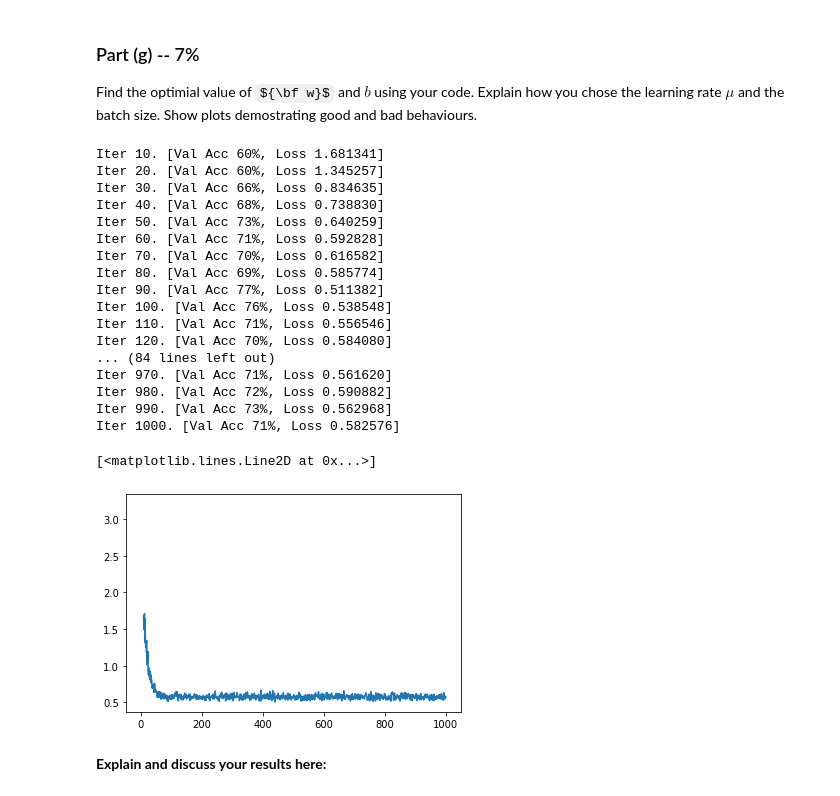
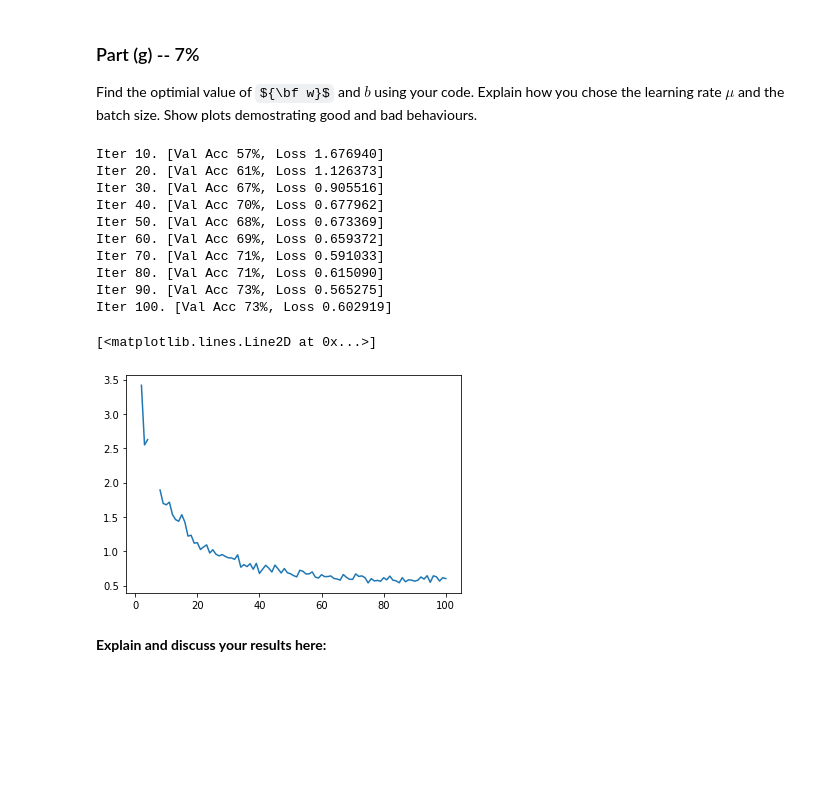
Before and after one commit to zivmo99/DeepLearning1, a Jupyter notebook: Assignment1.ipynb, the cells around one changed output. Cells and saved outputs as stored; diff of their text form; code cells hidden in the pictures; some formulas as TeX source; blank space fills up the shorter version.

```diff
--- a/Assignment1.ipynb
+++ b/Assignment1.ipynb
@@ -460,36 +460,34 @@ Iter 100. [Val Acc 75%, Loss 1.879559]
 Find the optimial value of ${\bf w}$ and $b$ using your code. Explain how you chose
 the learning rate $\mu$ and the batch size. Show plots demostrating good and bad behaviours.
 # %%
-#w0 = np.random.randn(90)
-#b0 = np.random.randn(1)[0]
-w = np.zeros(90,)
-b = 0
+w0 = np.random.randn(90)
+b0 = np.random.randn(1)[0]
+#w = np.zeros(90,)
+#b = 0
+
+(w , b , val_cost_arr , iter_arr) = run_gradient_descent(w0 ,b0, train_norm_xs, train_ts, mu=0.1, batch_size=500, max_iters=100)
 
 (w , b , val_cost_arr , iter_arr) = run_gradient_descent(w0 ,b0, train_norm_xs, train_ts, mu=1, batch_size=500, max_iters=100)
+
+(w , b , val_cost_arr , iter_arr) = run_gradient_descent(w0 ,b0, train_norm_xs, train_ts, mu=5, batch_size=500, max_iters=100)
+
 plt.plot(iter_arr , val_cost_arr )
 
 
 # Write your code here
 # %% [output]
-Iter 10. [Val Acc 60%, Loss 1.681341]
-Iter 20. [Val Acc 60%, Loss 1.345257]
-Iter 30. [Val Acc 66%, Loss 0.834635]
-Iter 40. [Val Acc 68%, Loss 0.738830]
-Iter 50. [Val Acc 73%, Loss 0.640259]
-Iter 60. [Val Acc 71%, Loss 0.592828]
-Iter 70. [Val Acc 70%, Loss 0.616582]
-Iter 80. [Val Acc 69%, Loss 0.585774]
-Iter 90. [Val Acc 77%, Loss 0.511382]
-Iter 100. [Val Acc 76%, Loss 0.538548]
-Iter 110. [Val Acc 71%, Loss 0.556546]
-Iter 120. [Val Acc 70%, Loss 0.584080]
-... (84 lines left out)
-Iter 970. [Val Acc 71%, Loss 0.561620]
-Iter 980. [Val Acc 72%, Loss 0.590882]
-Iter 990. [Val Acc 73%, Loss 0.562968]
-Iter 1000. [Val Acc 71%, Loss 0.582576]
+Iter 10. [Val Acc 57%, Loss 1.676940]
+Iter 20. [Val Acc 61%, Loss 1.126373]
+Iter 30. [Val Acc 67%, Loss 0.905516]
+Iter 40. [Val Acc 70%, Loss 0.677962]
+Iter 50. [Val Acc 68%, Loss 0.673369]
+Iter 60. [Val Acc 69%, Loss 0.659372]
+Iter 70. [Val Acc 71%, Loss 0.591033]
+Iter 80. [Val Acc 71%, Loss 0.615090]
+Iter 90. [Val Acc 73%, Loss 0.565275]
+Iter 100. [Val Acc 73%, Loss 0.602919]
 [<matplotlib.lines.Line2D at 0x...>]
-[figure, old version]
+[figure, new version]
 # %% [markdown]
 **Explain and discuss your results here:**
 # %% [markdown]
```
Also changed, not shown: parts of 1 cell of this notebook.
